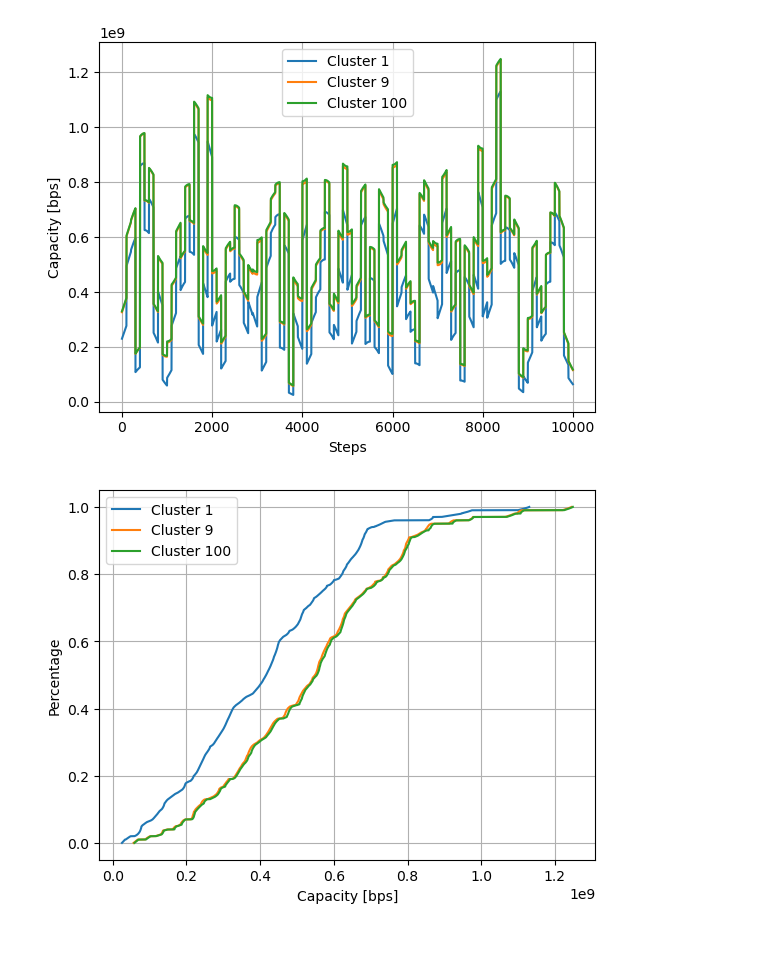
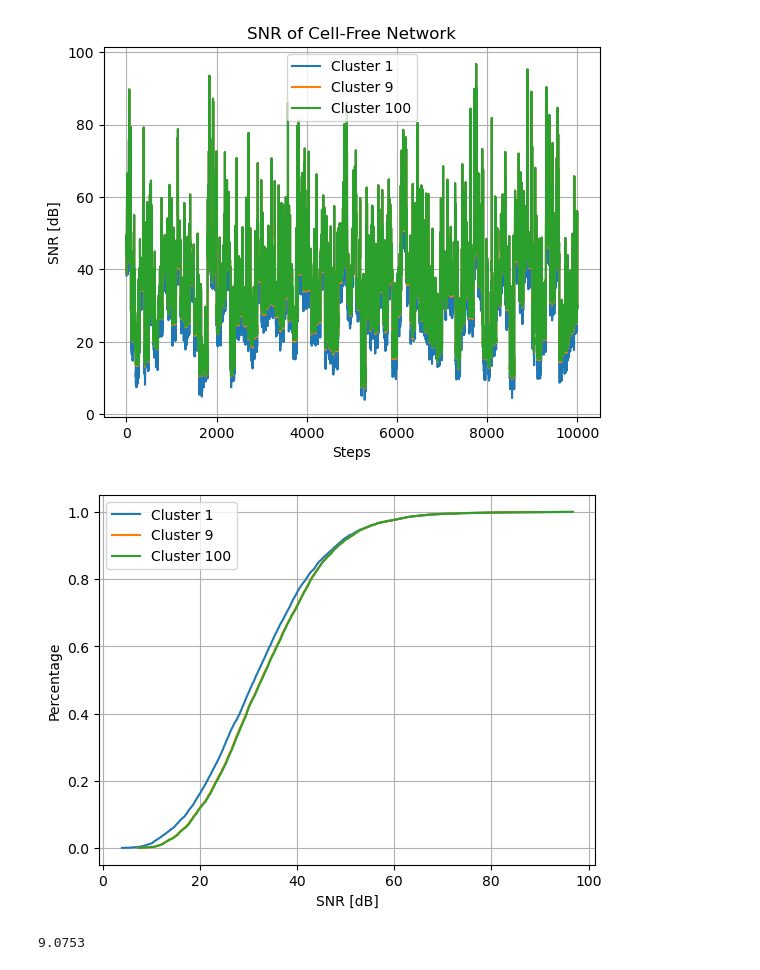
Before and after one commit to vitorfraga12/Comunicacao_Movel6G, a Jupyter notebook: Caso_2_notebook.ipynb, the cells around one changed output. Drawn from its saved outputs; the diff is of its cells as text; code cells hidden in the pictures; blank space fills up the shorter version.

```diff
--- a/Caso_2_notebook.ipynb
+++ b/Caso_2_notebook.ipynb
@@ -210,41 +314,59 @@ def calculate_capacity(B_t, p_t, d_0, K, M, N, passos, shadowing, cluster):
 B_t, p_t, d_0, K_0 = 100e6, 1e3, 1, 1e-17 # Em MHz, mW, metros, mW/Hz respectivamente
 ap, ue, channel = 100, 1, 1
 passos = 10000 # Definido já que a UE irá se mover metro por metro
+velocity = 15 # Velocidade de 10 m/s
 shadow = find_shadowing(passos) # Definindo o shadowing
+x_coord, y_coord = ue_moviment(velocity, passos) # Movimentando a UE
 passos_array = np.arange(passos)
+# %%
+cluster1, cluster2, cluster3 = 1, 9, 100 # Informa com quantas APs a UE irá se comunicar  (Handover)
+snr1 = calculate_snr(B_t, p_t, d_0, K_0, ap, channel, passos, shadow, cluster1, x_coord, y_coord)
+snr2 = calculate_snr(B_t, p_t, d_0, K_0, ap, channel, passos, shadow, cluster2, x_coord, y_coord)
+snr3 = calculate_snr(B_t, p_t, d_0, K_0, ap, channel, passos, shadow, cluster3, x_coord, y_coord)
+
+snr1 = lin2db(snr1)
+snr2 = lin2db(snr2)
+snr3 = lin2db(snr3)
+
+
+cdf_snr1 = np.sort(snr1)
+cdf_snr2 = np.sort(snr2)
+cdf_snr3 = np.sort(snr3)
+# %%
+snr4, cc = calculate_snr_acom(B_t, p_t, d_0, K_0, ap, channel, passos, shadow, x_coord, y_coord)
+snr4 = lin2db(snr4)
+cdf_snr4 = np.sort(snr4)
 # %%
-cluster1, cluster2, cluster3 = 1, 9, 100 # Informa com quantas APs a UE irá se comunicar  (Handover)
-capacity1 = calculate_capacity(B_t, p_t, d_0, K_0, ap, channel, passos, shadow, cluster1)
-capacity2 = calculate_capacity(B_t, p_t, d_0, K_0, ap, channel, passos, shadow, cluster2)
-capacity3 = calculate_capacity(B_t, p_t, d_0, K_0, ap, channel, passos, shadow, cluster3)
-passos_array = np.arange(passos)
-cdf_capacity1 = np.sort(capacity1)
-cdf_capacity2 = np.sort(capacity2)
-cdf_capacity3 = np.sort(capacity3)
-
-# Plotando a Capacidade pela distância percorrida
-plt.plot(passos_array, capacity1, label=f'Cluster {cluster1}')
-plt.plot(passos_array, capacity2, label=f'Cluster {cluster2}')
-plt.plot(passos_array, capacity3, label=f'Cluster {cluster3}')
+# Plotando a SNR pela distância percorrida
+plt.plot(passos_array, snr1, label=f'Cluster {cluster1}')
+plt.plot(passos_array, snr2, label=f'Cluster {cluster2}')
+plt.plot(passos_array, snr3, label=f'Cluster {cluster3}')
+#plt.plot(passos_array, snr4, label='Cluster Varíavel')
 plt.legend()
 plt.xlabel('Steps')
-plt.ylabel('Capacity [bps]')
-#plt.title('Capacity of Cell-Free Network')
+plt.ylabel('SNR [dB]')
+plt.title('SNR of Cell-Free Network')
 plt.grid()
-#plt.savefig('capacity2.png')
+#plt.savefig('snr.png')
 plt.show()
 
-# Plotando a CDF da Capacidade
-plt.plot(cdf_capacity1, np.arange(0, len(capacity1)) / len(capacity1), label=f'Cluster {cluster1}')
-plt.plot(cdf_capacity2, np.arange(0, len(capacity2)) / len(capacity2), label=f'Cluster {cluster2}')
-plt.plot(cdf_capacity3, np.arange(0, len(capacity2)) / len(capacity2), label=f'Cluster {cluster3}')
+# Plotando a CDF da SNR
+plt.plot(cdf_snr1, np.arange(0, len(snr1)) / len(snr1), label=f'Cluster {cluster1}')
+plt.plot(cdf_snr2, np.arange(0, len(snr2)) / len(snr2), label=f'Cluster {cluster2}')
+plt.plot(cdf_snr3, np.arange(0, len(snr3)) / len(snr3), label=f'Cluster {cluster3}')
+#plt.plot(cdf_snr4, np.arange(0, len(snr4)) / len(snr4), label='Cluster Varíavel')
 plt.legend()
-plt.xlabel('Capacity [bps]')
+plt.xlabel('SNR [dB]')
 plt.ylabel('Percentage')
-#plt.title('Capacity CDF of Cell-Free Network')
+#plt.title('SNR CDF of Cell-Free Network')
 plt.grid()
-plt.savefig('cdf_capacity.pdf')
+plt.savefig('cdf_snr.pdf')
 plt.show()
+
+
+cc=np.mean(cc)
+print(cc)
 # %% [output]
-[figure, old version]
+[figure, new version]
-[figure, old version]
+[figure, new version]
+9.0753
```
Also changed, not shown: parts of 15 cells of this notebook, 3 other files.
